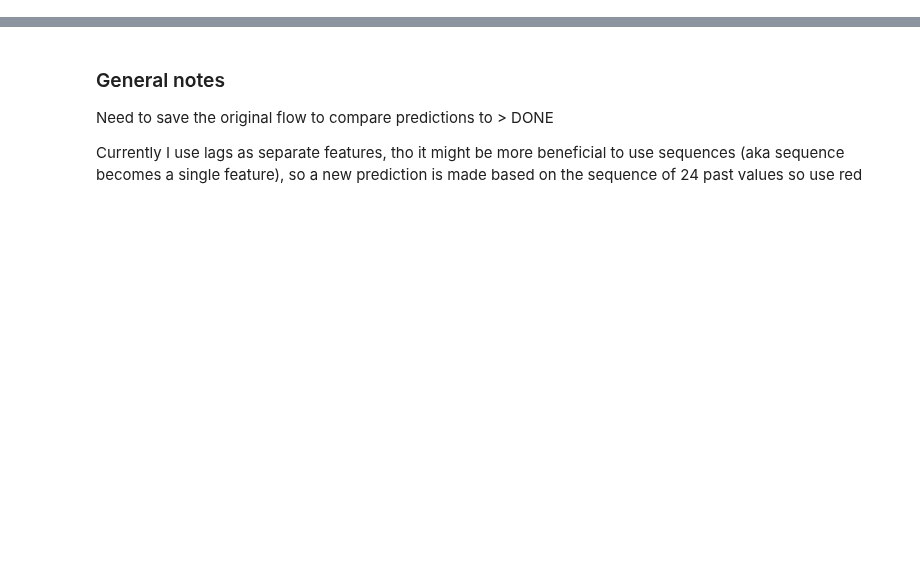
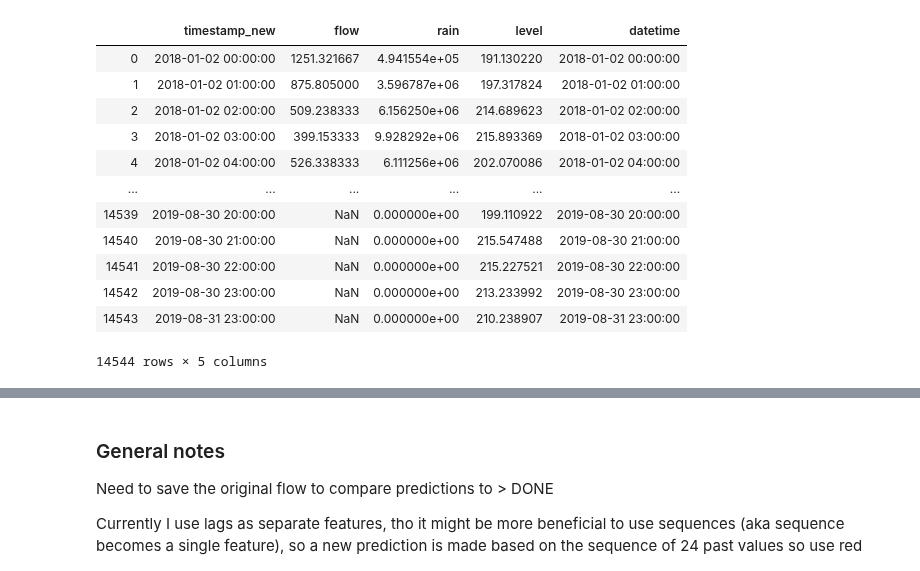
Before and after one commit to rogertian0707/jbg060, a Jupyter notebook: code/ML model/RNN pls work/NEW MODEL.ipynb, the cells around one changed output, grey strips where cells are left out. Cells and saved outputs as stored; diff of their text form; code cells hidden in the pictures; blank space fills up the shorter version.

```diff
--- a/code/ML model/RNN pls work/NEW MODEL.ipynb
+++ b/code/ML model/RNN pls work/NEW MODEL.ipynb
@@ -14,0 +52,20 @@ from keras.callbacks import EarlyStopping
+# %%
+other = pd.read_csv('../../../data/Helftheuvelweg_flowrainlevel.csv')
+other = other.rename(columns={"Hertogenbosch (Helftheuvelweg)": "rain"})
+other['rain'] = other['rain'] * 7690666495.734759
+other['datetime'] = pd.to_datetime(other['timestamp_new'])
+other
+# %% [output]
+|  | timestamp_new | flow | rain | level | datetime |
+| 0 | 2018-01-02 00:00:00 | 1251.321667 | 4.941554e+05 | 191.130220 | 2018-01-02 00:00:00 |
+| 1 | 2018-01-02 01:00:00 | 875.805000 | 3.596787e+06 | 197.317824 | 2018-01-02 01:00:00 |
+| 2 | 2018-01-02 02:00:00 | 509.238333 | 6.156250e+06 | 214.689623 | 2018-01-02 02:00:00 |
+| 3 | 2018-01-02 03:00:00 | 399.153333 | 9.928292e+06 | 215.893369 | 2018-01-02 03:00:00 |
+| 4 | 2018-01-02 04:00:00 | 526.338333 | 6.111256e+06 | 202.070086 | 2018-01-02 04:00:00 |
+| ... | ... | ... | ... | ... | ... |
+| 14539 | 2019-08-30 20:00:00 | NaN | 0.000000e+00 | 199.110922 | 2019-08-30 20:00:00 |
+| 14540 | 2019-08-30 21:00:00 | NaN | 0.000000e+00 | 215.547488 | 2019-08-30 21:00:00 |
+| 14541 | 2019-08-30 22:00:00 | NaN | 0.000000e+00 | 215.227521 | 2019-08-30 22:00:00 |
+| 14542 | 2019-08-30 23:00:00 | NaN | 0.000000e+00 | 213.233992 | 2019-08-30 23:00:00 |
+| 14543 | 2019-08-31 23:00:00 | NaN | 0.000000e+00 | 210.238907 | 2019-08-31 23:00:00 |
+14544 rows × 5 columns
```
Also changed, not shown: parts of 27 cells of this notebook.
